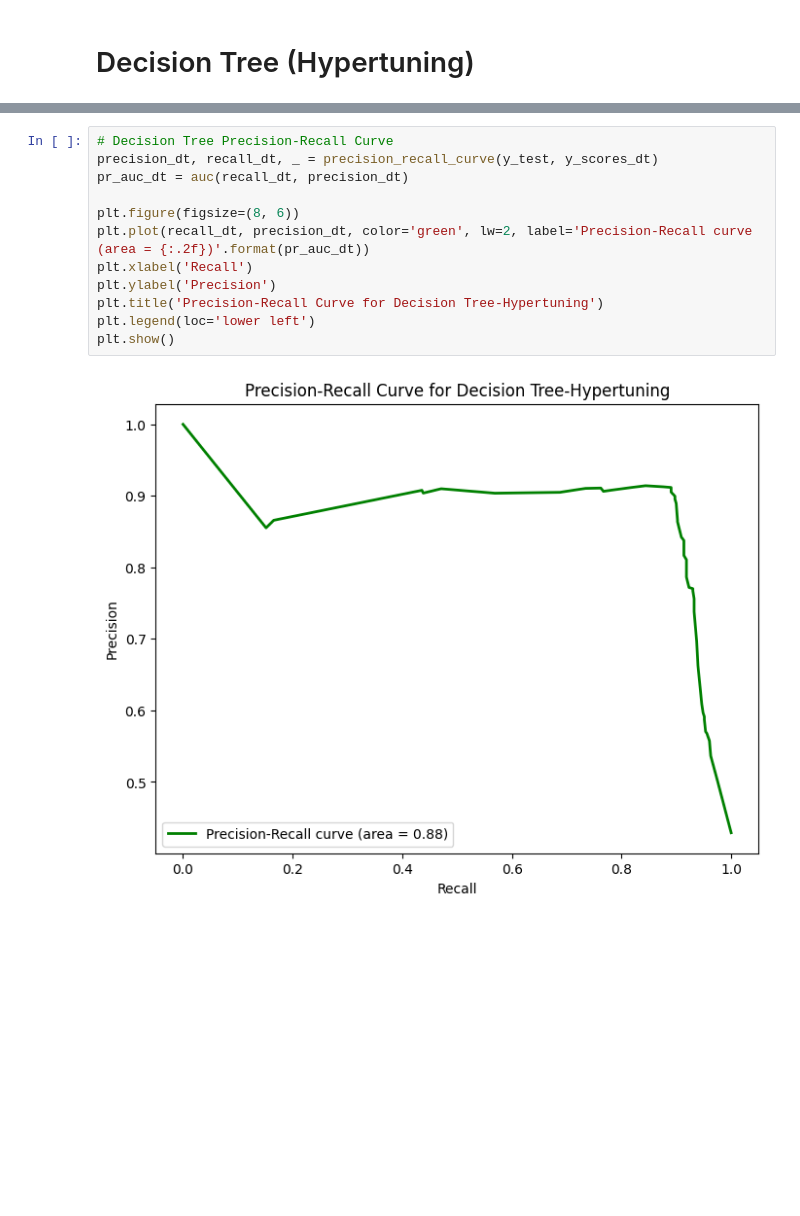
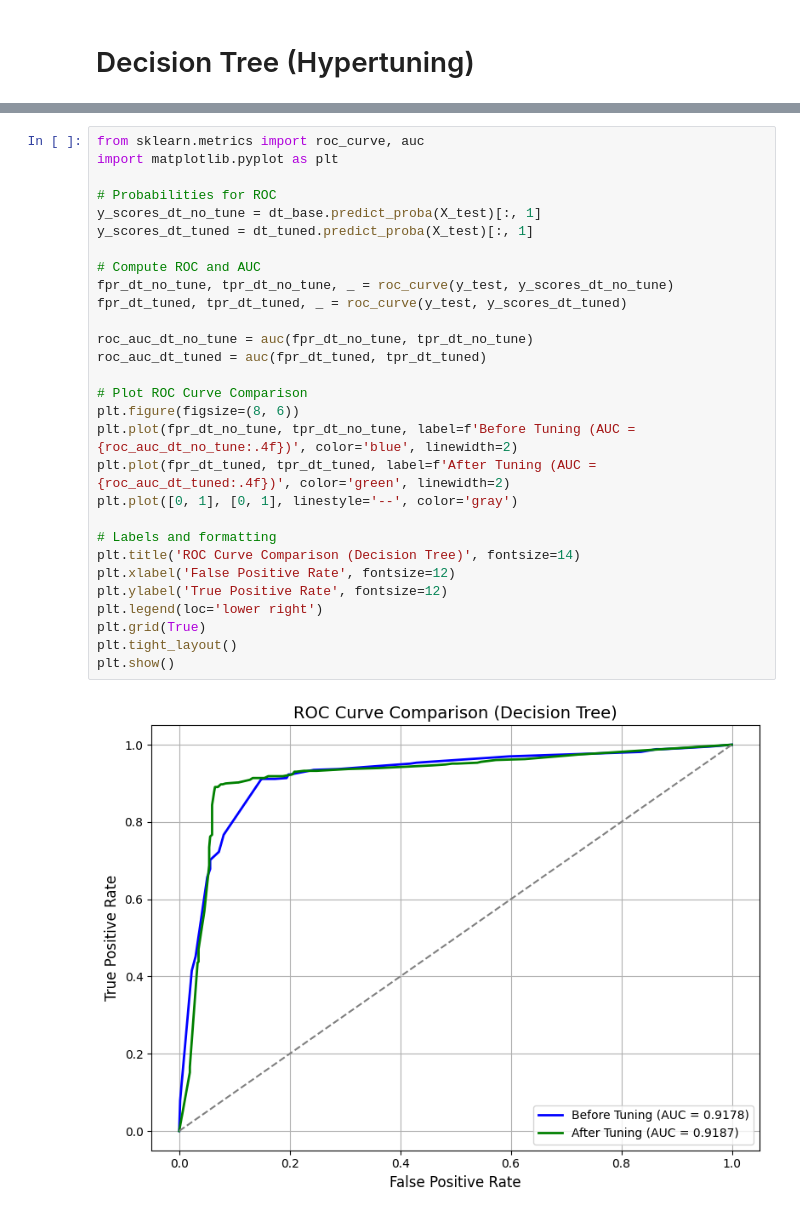
Before and after one commit to github-cweehy/Lung-Cancer-Detection-ML, a Jupyter notebook: DecisionTree.ipynb, the cells around one changed output, grey strips where cells are left out. Drawn from its saved outputs; the diff is of its cells as text; blank space fills up the shorter version.

```diff
--- a/DecisionTree.ipynb
+++ b/DecisionTree.ipynb
@@ -360,14 +471,31 @@ plt.show()
 # %%
-# Decision Tree Precision-Recall Curve
-precision_dt, recall_dt, _ = precision_recall_curve(y_test, y_scores_dt)
-pr_auc_dt = auc(recall_dt, precision_dt)
+from sklearn.metrics import roc_curve, auc
+import matplotlib.pyplot as plt
 
+# Probabilities for ROC
+y_scores_dt_no_tune = dt_base.predict_proba(X_test)[:, 1]
+y_scores_dt_tuned = dt_tuned.predict_proba(X_test)[:, 1]
+
+# Compute ROC and AUC
+fpr_dt_no_tune, tpr_dt_no_tune, _ = roc_curve(y_test, y_scores_dt_no_tune)
+fpr_dt_tuned, tpr_dt_tuned, _ = roc_curve(y_test, y_scores_dt_tuned)
+
+roc_auc_dt_no_tune = auc(fpr_dt_no_tune, tpr_dt_no_tune)
+roc_auc_dt_tuned = auc(fpr_dt_tuned, tpr_dt_tuned)
+
+# Plot ROC Curve Comparison
 plt.figure(figsize=(8, 6))
-plt.plot(recall_dt, precision_dt, color='green', lw=2, label='Precision-Recall curve (area = {:.2f})'.format(pr_auc_dt))
-plt.xlabel('Recall')
-plt.ylabel('Precision')
-plt.title('Precision-Recall Curve for Decision Tree-Hypertuning')
-plt.legend(loc='lower left')
+plt.plot(fpr_dt_no_tune, tpr_dt_no_tune, label=f'Before Tuning (AUC = {roc_auc_dt_no_tune:.4f})', color='blue', linewidth=2)
+plt.plot(fpr_dt_tuned, tpr_dt_tuned, label=f'After Tuning (AUC = {roc_auc_dt_tuned:.4f})', color='green', linewidth=2)
+plt.plot([0, 1], [0, 1], linestyle='--', color='gray')
+
+# Labels and formatting
+plt.title('ROC Curve Comparison (Decision Tree)', fontsize=14)
+plt.xlabel('False Positive Rate', fontsize=12)
+plt.ylabel('True Positive Rate', fontsize=12)
+plt.legend(loc='lower right')
+plt.grid(True)
+plt.tight_layout()
 plt.show()
 # %% [output]
-[figure, old version]
+[figure, new version]
```
Also changed, not shown: parts of 26 cells of this notebook, 1 other file.
